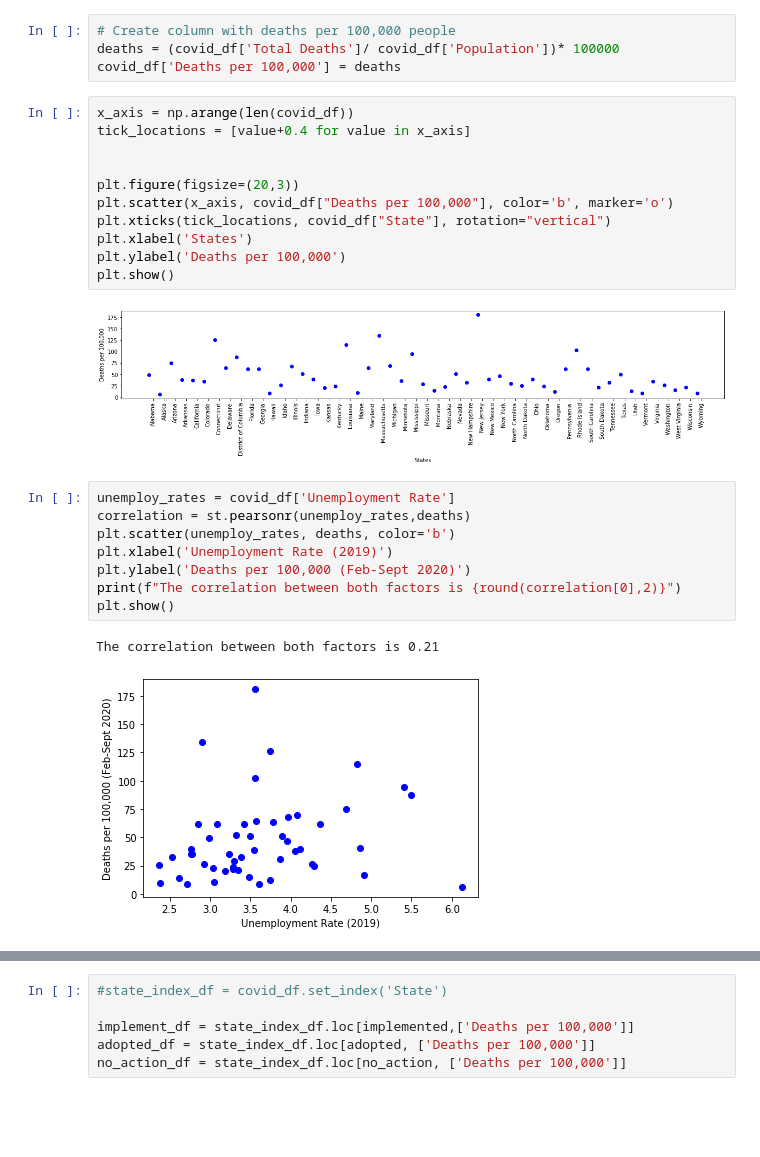
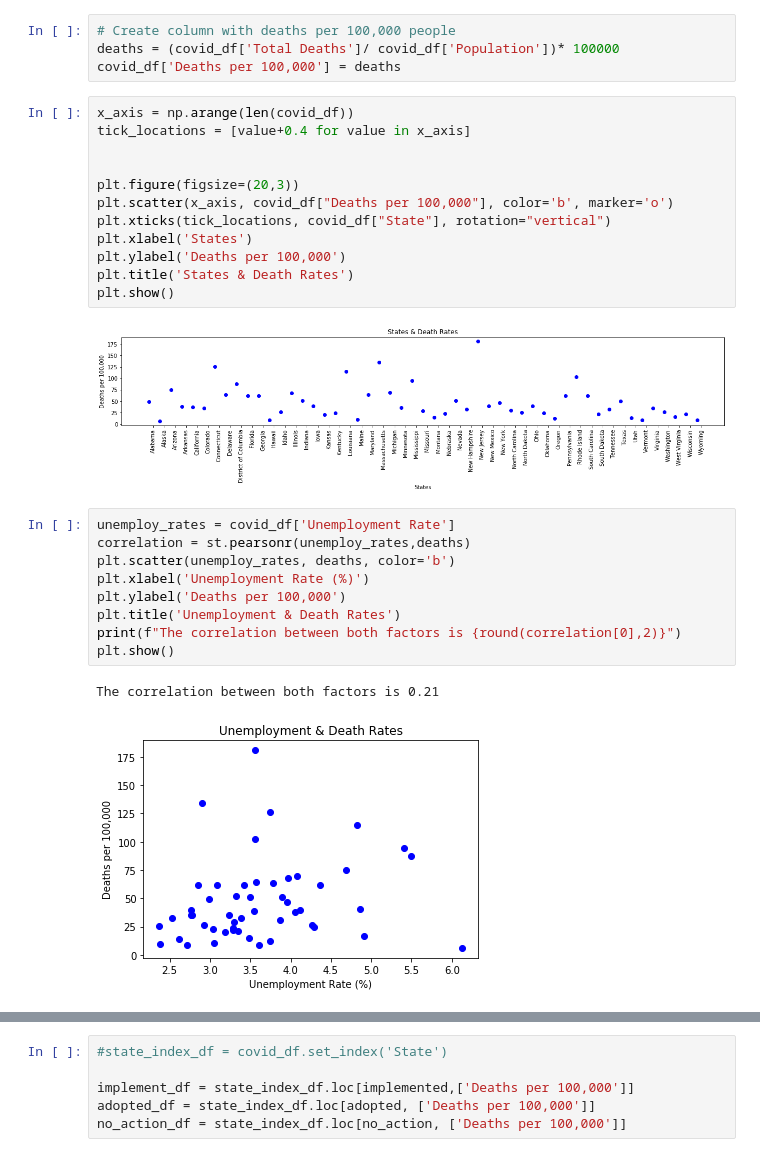
Before and after one commit to Vejaem/UofRTeamProjectAVR, a Jupyter notebook: Analysis.ipynb, the cells around one changed output, grey strips where cells are left out. Saved outputs shown, nothing was run; the diff lists cells and outputs as text; blank space fills up the shorter version.

```diff
--- a/Analysis.ipynb
+++ b/Analysis.ipynb
@@ -33,27 +33,29 @@ covid_df['Deaths per 100,000'] = deaths
 # %%
 x_axis = np.arange(len(covid_df))
 tick_locations = [value+0.4 for value in x_axis]
 
 
 plt.figure(figsize=(20,3))
 plt.scatter(x_axis, covid_df["Deaths per 100,000"], color='b', marker='o')
 plt.xticks(tick_locations, covid_df["State"], rotation="vertical")
 plt.xlabel('States')
 plt.ylabel('Deaths per 100,000')
+plt.title('States & Death Rates')
 plt.show()
 # %% [output]
-[figure, old version]
+[figure, new version]
 # %%
 unemploy_rates = covid_df['Unemployment Rate']
 correlation = st.pearsonr(unemploy_rates,deaths)
 plt.scatter(unemploy_rates, deaths, color='b')
-plt.xlabel('Unemployment Rate (2019)')
-plt.ylabel('Deaths per 100,000 (Feb-Sept 2020)')
+plt.xlabel('Unemployment Rate (%)')
+plt.ylabel('Deaths per 100,000')
+plt.title('Unemployment & Death Rates')
 print(f"The correlation between both factors is {round(correlation[0],2)}")
 plt.show()
 # %% [output]
 The correlation between both factors is 0.21
-[figure, old version]
+[figure, new version]
 # %%
 unemploy_rates = unemploy_rates.sort_values(ascending=False)
 unemploy_max = unemploy_rates[0:5]
```
Also changed, not shown: parts of 4 cells of this notebook.
